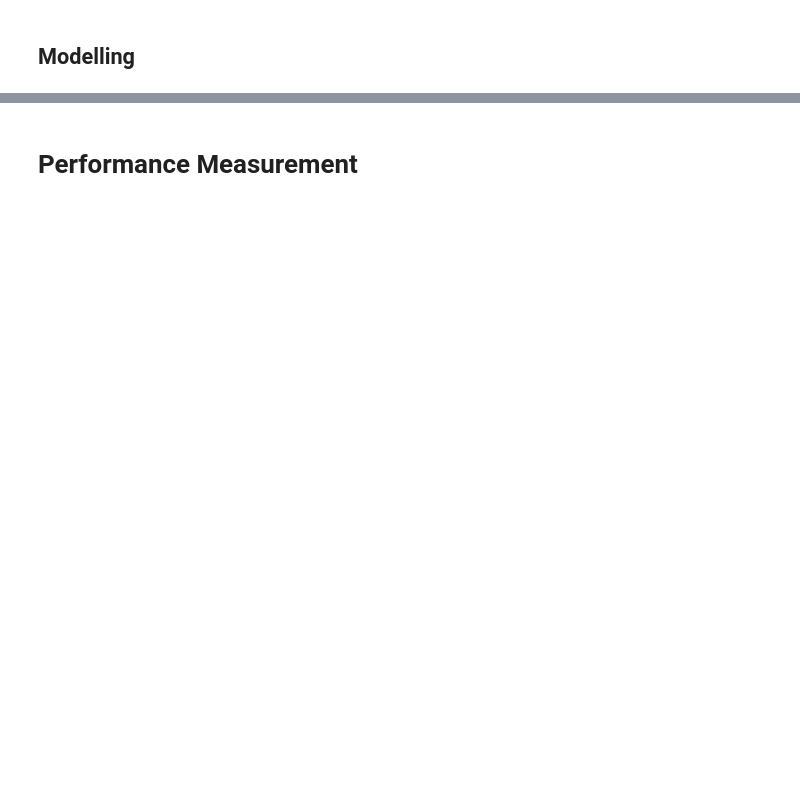
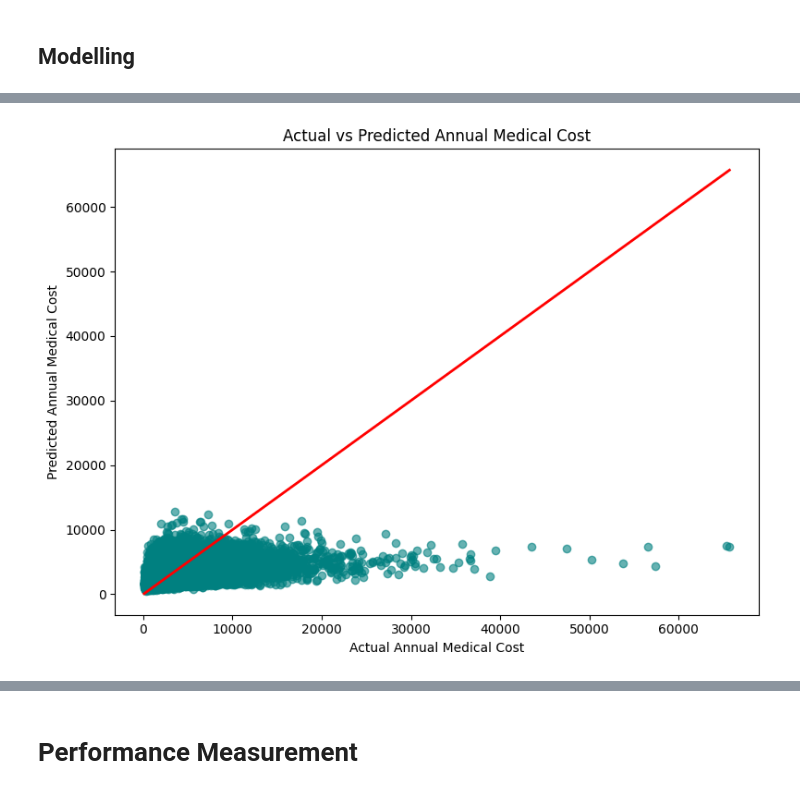
Before and after one commit to qlfzn/insurance-cost-prediction, a Jupyter notebook: eda.ipynb, the cells around one changed output, grey strips where cells are left out. Saved outputs shown, nothing was run; the diff lists cells and outputs as text; code cells hidden in the pictures; blank space fills up the shorter version.

```diff
--- a/eda.ipynb
+++ b/eda.ipynb
@@ -346,0 +282,19 @@ Test set size: 19967
+# %%
+# selected_features_expanded = [
+#     'smoker', 'age', 'bmi', 'chronic_count',
+#     'hospitalizations_last_3yrs', 'days_hospitalized_last_3yrs',
+#     'is_high_risk', 'hba1c', 'proc_surgery_count',
+#     'cardiovascular_disease', 'income', 'region',
+#     'systolic_bp', 'diabetes', 'medication_count',
+#     'visits_last_year', 'sex', 'urban_rural'
+# ]
+
+# selected_features = selected_features_expanded + [
+#     'age_group', 'lifestyle_risk_score', 'is_high_bp',
+#     'health_risk_index', 'healthcare_visit_frequency', 'medication_load'
+# ]
+
+target = 'annual_medical_cost'
+
+X = df.drop(columns=['person_id', target])
+y = df[target]
@@ -349,38 +592,31 @@ Test set size: 19967
 # %%
-print("\n" + "="*60)
-print("PART C: TRAINING REGRESSION MODELS")
-print("="*60)
+# Define X and y for modeling
+X = features_encoded
+y = df[target]
 
-# Dictionary to store models
-models = {
-    'Linear Regression': LinearRegression(),
-    'Ridge Regression': Ridge(alpha=1.0, random_state=42),
-    'Decision Tree Regressor': DecisionTreeRegressor(max_depth=10, random_state=42)
-}
+# Split into training and testing sets
+X_train, X_test, y_train, y_test = train_test_split(X, y, test_size=0.3, random_state=42)
 
-# Dictionary to store results
-results = {}
+# Initialize and train the regression model
+model = LinearRegression()
+model.fit(X_train, y_train)
 
-# Train each model
-for name, model in models.items():
-    print(f"\n--- Training {name} ---")
+# Predict on the test set
+y_pred = model.predict(X_test)
 
-    # Use scaled data for Linear and Ridge, original for Decision Tree
-    if name == 'Decision Tree Regressor':
-        model.fit(X_train, y_train)
-        y_pred_train = model.predict(X_train)
-        y_pred_test = model.predict(X_test)
-    else:
-        model.fit(X_train_scaled, y_train)
-        y_pred_train = model.predict(X_train_scaled)
-        y_pred_test = model.predict(X_test_scaled)
+# Evaluate the model
+r2 = r2_score(y_test, y_pred)
+mse = mean_squared_error(y_test, y_pred)
+print(f'R2 Score: {r2:.4f}')
+print(f'Mean Squared Error: {mse:.4f}')
 
-    # Store predictions
-    results[name] = {
-        'model': model,
-        'y_pred_train': y_pred_train,
-        'y_pred_test': y_pred_test
-    }
-
-    print(f"✓ {name} trained successfully")
+# For visual inspection, plot actual vs predicted values
+plt.figure(figsize=(8, 6))
+plt.scatter(y_test, y_pred, alpha=0.6, color='teal')
+plt.xlabel('Actual Annual Medical Cost')
+plt.ylabel('Predicted Annual Medical Cost')
+plt.title('Actual vs Predicted Annual Medical Cost')
+plt.plot([y_test.min(), y_test.max()], [y_test.min(), y_test.max()], color='red', lw=2)
+plt.tight_layout()
+plt.show()
 # %% [output]
@@ -398,0 +625 @@ PART C: TRAINING REGRESSION MODELS
+[figure, added]
```
Also changed, not shown: parts of 16 cells of this notebook, 5 other files.
